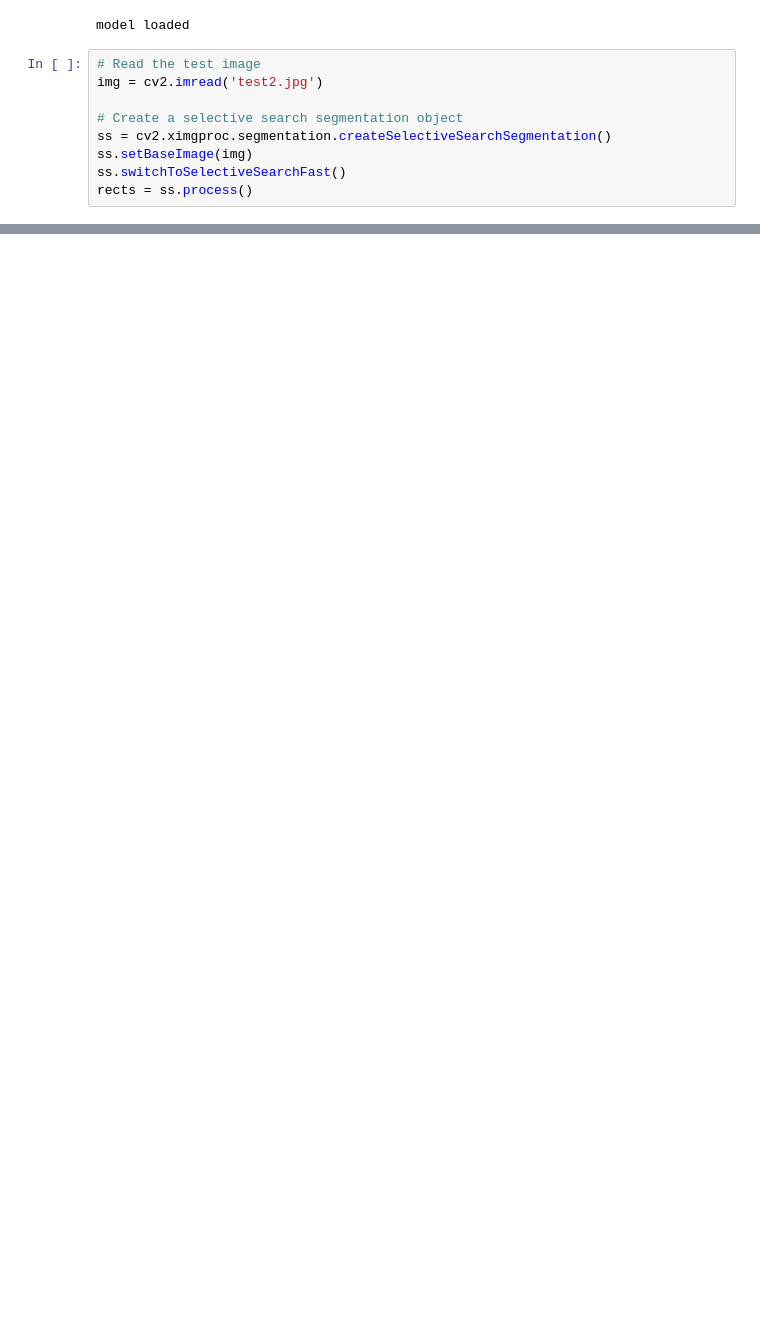
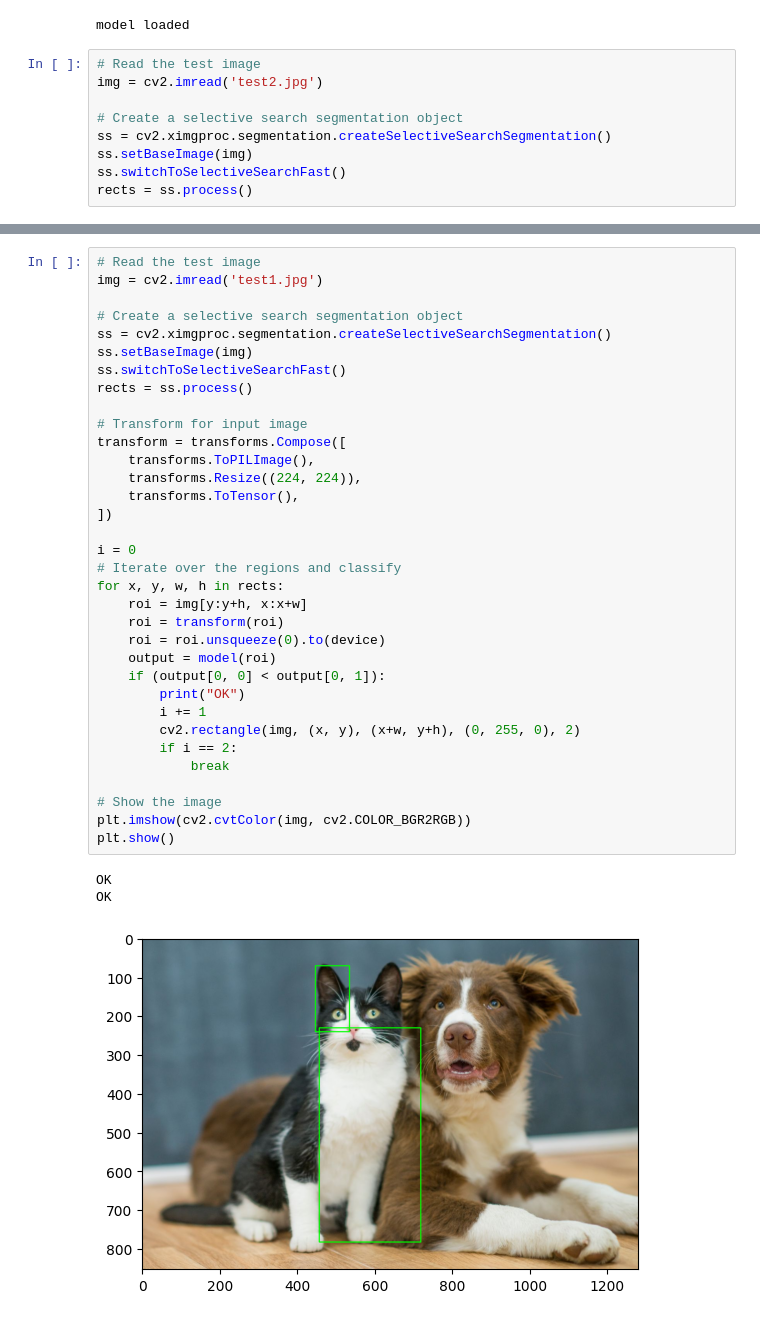
Before and after one commit to Arhosseini77/ADDNN_2023, a Jupyter notebook: Extra1/Alireza/Q2_Extra_Cat_detection.ipynb, the cells around one changed output, grey strips where cells are left out. Drawn from its saved outputs; the diff is of its cells as text; blank space fills up the shorter version.

```diff
--- a/Extra1/Alireza/Q2_Extra_Cat_detection.ipynb
+++ b/Extra1/Alireza/Q2_Extra_Cat_detection.ipynb
@@ -476,0 +479,38 @@ OK
+# %%
+# Read the test image
+img = cv2.imread('test1.jpg')
+
+# Create a selective search segmentation object
+ss = cv2.ximgproc.segmentation.createSelectiveSearchSegmentation()
+ss.setBaseImage(img)
+ss.switchToSelectiveSearchFast()
+rects = ss.process()
+
+# Transform for input image
+transform = transforms.Compose([
+    transforms.ToPILImage(),
+    transforms.Resize((224, 224)),
+    transforms.ToTensor(),
+])
+
+i = 0
+# Iterate over the regions and classify
+for x, y, w, h in rects:
+    roi = img[y:y+h, x:x+w]
+    roi = transform(roi)
+    roi = roi.unsqueeze(0).to(device)
+    output = model(roi)
+    if (output[0, 0] < output[0, 1]):
+        print("OK")
+        i += 1
+        cv2.rectangle(img, (x, y), (x+w, y+h), (0, 255, 0), 2)
+        if i == 2:
+            break
+
+# Show the image
+plt.imshow(cv2.cvtColor(img, cv2.COLOR_BGR2RGB))
+plt.show()
+# %% [output]
+OK
+OK
+[figure, added]
```
Also changed, not shown: parts of 10 cells of this notebook.
